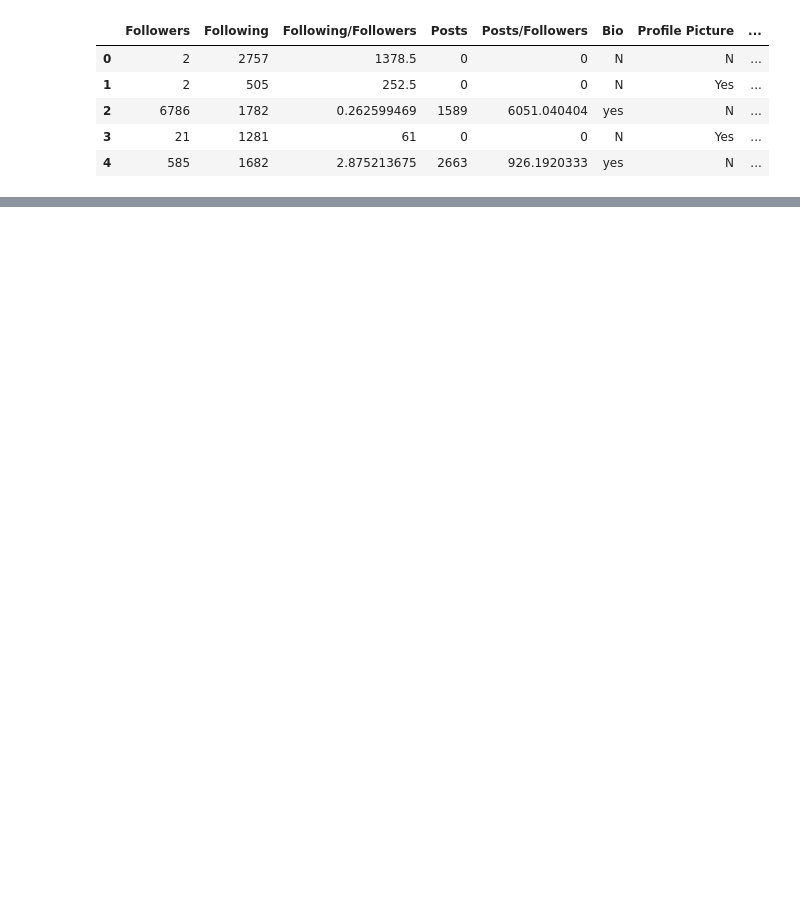
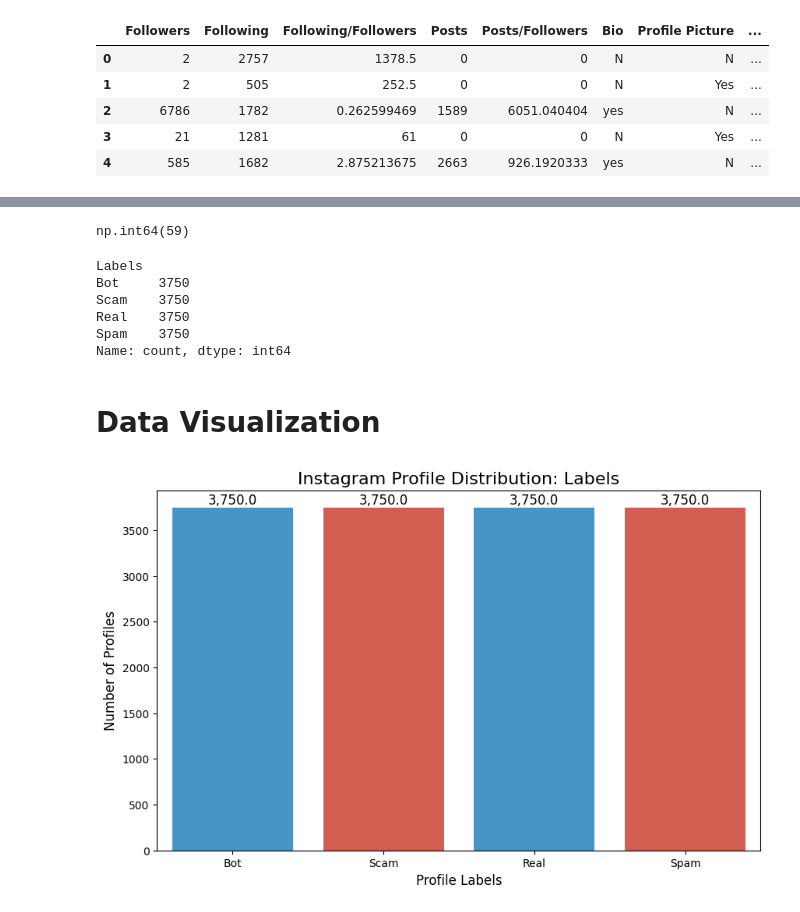
Before and after one commit to eliottvalette/MLers_IN_Paris, a Jupyter notebook: Dataset_2.ipynb, the cells around one changed output, grey strips where cells are left out. Cells and saved outputs as stored; diff of their text form; code cells hidden in the pictures; blank space fills up the shorter version.

```diff
--- a/Dataset_2.ipynb
+++ b/Dataset_2.ipynb
@@ -85,6 +50,0 @@ Name: count, dtype: int64
-# %%
-sns.set_style('whitegrid')
-plt.figure(figsize=(10,5))
-sns.countplot(x=df['Labels'], palette='Set1')
-plt.title('Labels Distribution', fontsize=15)
-plt.show()
@@ -242,0 +111,33 @@ plt.show()
+# %%
+# Check for duplicates
+df.duplicated().sum()
+# %% [output]
+np.int64(59)
+# %%
+# Get the number of unique values in the "Labels" column (Target column)
+df['Labels'].value_counts()
+# %% [output]
+Labels
+Bot     3750
+Scam    3750
+Real    3750
+Spam    3750
+Name: count, dtype: int64
+# %% [markdown]
+# Data Visualization
+# %%
+# Visualization of labels distribution
+plt.figure(figsize=(10, 6))
+ax = sns.countplot(x='Labels', data=df, palette=['#3498db', '#e74c3c'])
+plt.title('Instagram Profile Distribution: Labels', fontsize=16)
+plt.xlabel('Profile Labels', fontsize=12)
+plt.ylabel('Number of Profiles', fontsize=12)
+# Add values on bars
+for p in ax.patches:
+    ax.annotate(f'{p.get_height():,}',
+                (p.get_x() + p.get_width() / 2., p.get_height()),
+                ha = 'center', va = 'bottom', fontsize=12)
+
+plt.show()
+# %% [output]
+[figure, added]
```
Also changed, not shown: parts of 70 cells of this notebook, 1 other file.
